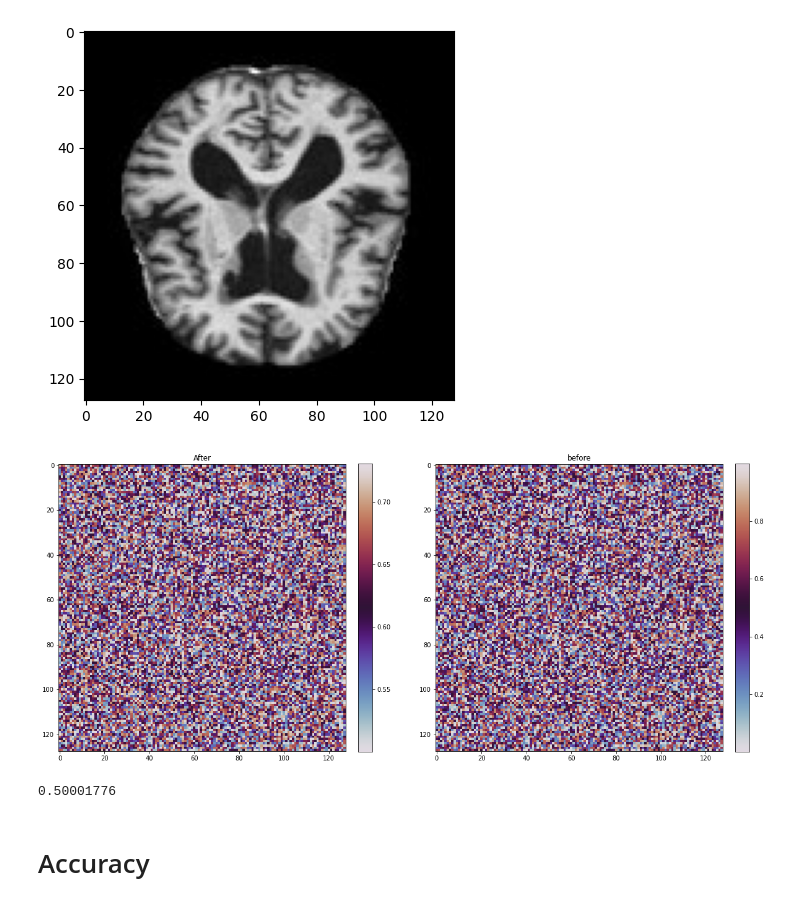
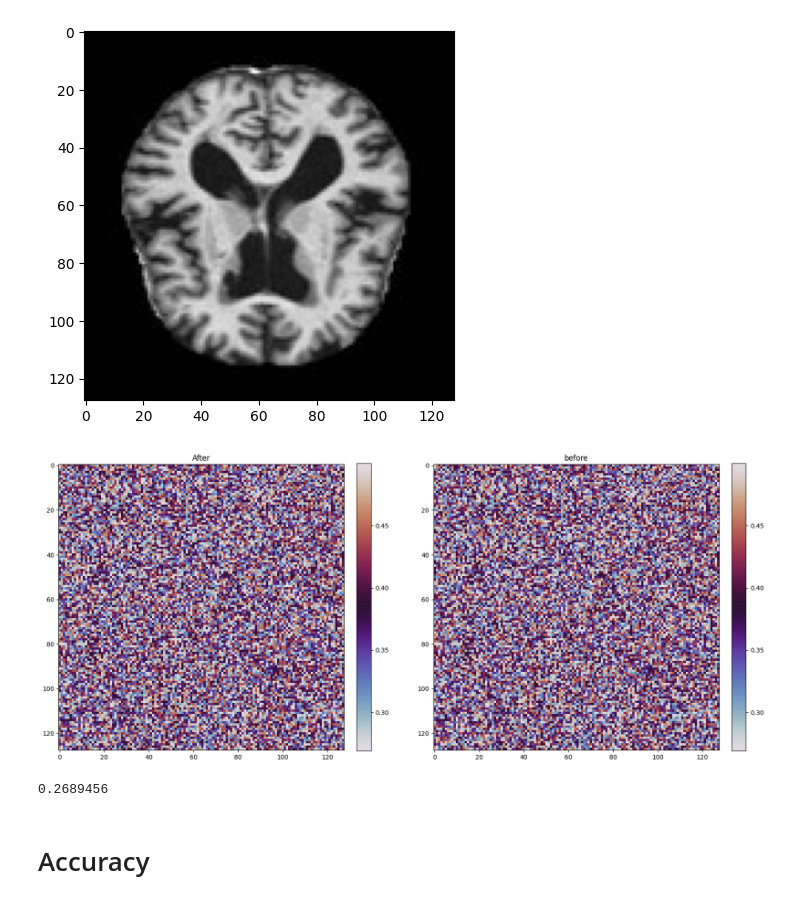
Before and after one commit to Thire399/DC-MasterThesis-2023, a Jupyter notebook: AccuracycheckerTool.ipynb, the cells around one changed output. Drawn from its saved outputs; the diff is of its cells as text; code cells hidden in the pictures.

```diff
--- a/AccuracycheckerTool.ipynb
+++ b/AccuracycheckerTool.ipynb
@@ -141,27 +141,29 @@ torch.Size([4032, 1, 128, 128])
 Distribution torch.Size([4032]) tensor(2016)
 [figure]
 # %%
+def sigmoid(x):
+    return 1 / (1+torch.exp(x))
 os.chdir(os.getcwd())
 customLabel = 'After'
 x = torch.load(f'Data/Synthetic_Alzheimer_MRI/GMAfterX.pt')
 y = torch.load(f'Data/Synthetic_Alzheimer_MRI/GMBeforeX.pt')
-
-fig, ax = plt.subplots(1, 2, figsize = (20, 20))
-ax[0].set_title('After')
-idk1 = ax[0].imshow(x[0][0].detach().cpu().numpy(), cmap='twilight')
-ax[1].set_title('before')
-idk2 = ax[1].imshow(y[0][0].detach().cpu().numpy(), cmap='twilight')
-plt.colorbar(idk1, fraction=0.046, pad=0.04)
-plt.colorbar(idk2, fraction=0.046, pad=0.04)
-plt.show()
-y = y[0][0].detach().cpu().numpy()
-x = x[0][0].detach().cpu().numpy()
-temp = y == x
-#print(sum(sum(temp)))
-print(np.min(x))
+with torch.no_grad():
+    y = sigmoid(y[0][0]).detach().cpu().numpy()
+    x = sigmoid(x[0][0]).detach().cpu().numpy()
+    fig, ax = plt.subplots(1, 2, figsize = (20, 20))
+    ax[0].set_title('After')
+    idk1 = ax[0].imshow(x, cmap='twilight')
+    ax[1].set_title('before')
+    idk2 = ax[1].imshow(y, cmap='twilight')
+    plt.colorbar(idk1, fraction=0.046, pad=0.04)
+    plt.colorbar(idk2, fraction=0.046, pad=0.04)
+    plt.show()
+    temp = y == x
+    #print(sum(sum(temp)))
+    print(np.min(x))
 # %% [output]
-[figure, old version]
+[figure, new version]
-0.50001776
+0.2689456
 # %% [markdown]
 # Accuracy
 # %%
```
Also changed, not shown: 1 other file.
